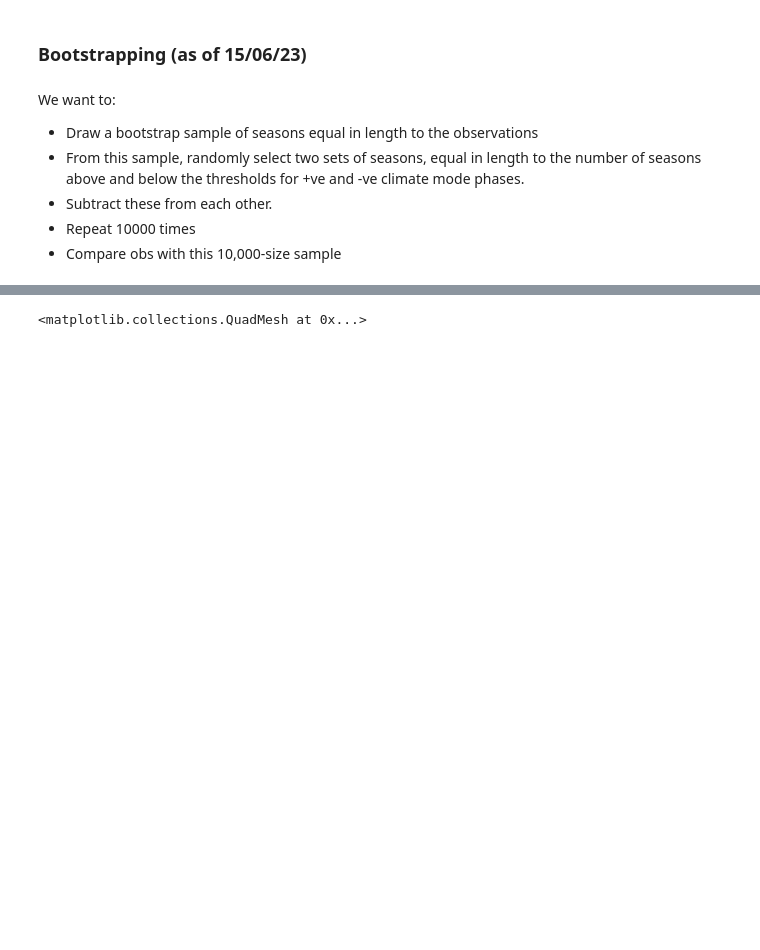
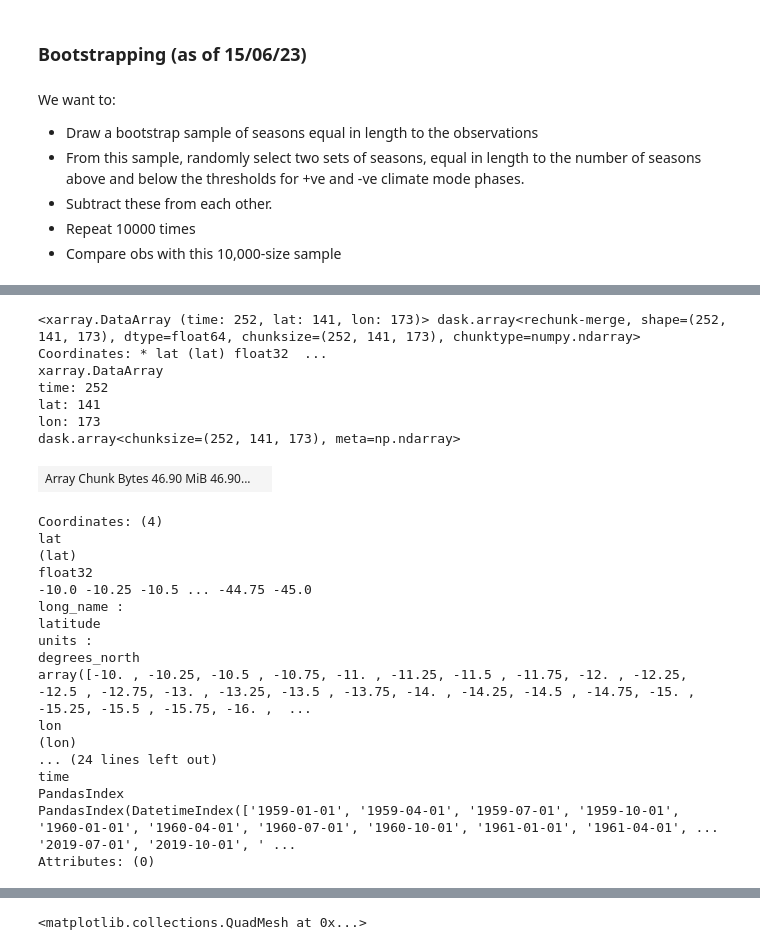
Before and after one commit to dougrichardson/Richardson_2023_energy, a Jupyter notebook: 2_drivers.ipynb, the cells around one changed output, grey strips where cells are left out. Drawn from its saved outputs; the diff is of its cells as text; code cells hidden in the pictures; blank space fills up the shorter version.

```diff
--- a/2_drivers.ipynb
+++ b/2_drivers.ipynb
@@ -1198,0 +1245,27 @@ def apply_quantile(obs_da, bootstrap_da, absolute=False, lat_name="lat", lon_nam
+# %%
+x
+# %% [output]
+<xarray.DataArray (time: 252, lat: 141, lon: 173)> dask.array<rechunk-merge, shape=(252, 141, 173), dtype=float64, chunksize=(252, 141, 173), chunktype=numpy.ndarray> Coordinates: * lat (lat) float32  ...
+xarray.DataArray
+time: 252
+lat: 141
+lon: 173
+dask.array<chunksize=(252, 141, 173), meta=np.ndarray>
+| Array Chunk Bytes 46.90 MiB 46.90... |  |
+Coordinates: (4)
+lat
+(lat)
+float32
+-10.0 -10.25 -10.5 ... -44.75 -45.0
+long_name :
+latitude
+units :
+degrees_north
+array([-10. , -10.25, -10.5 , -10.75, -11. , -11.25, -11.5 , -11.75, -12. , -12.25, -12.5 , -12.75, -13. , -13.25, -13.5 , -13.75, -14. , -14.25, -14.5 , -14.75, -15. , -15.25, -15.5 , -15.75, -16. ,  ...
+lon
+(lon)
+... (24 lines left out)
+time
+PandasIndex
+PandasIndex(DatetimeIndex(['1959-01-01', '1959-04-01', '1959-07-01', '1959-10-01', '1960-01-01', '1960-04-01', '1960-07-01', '1960-10-01', '1961-01-01', '1961-04-01', ... '2019-07-01', '2019-10-01', ' ...
+Attributes: (0)
```
Also changed, not shown: parts of 20 cells of this notebook, 1 other file.
